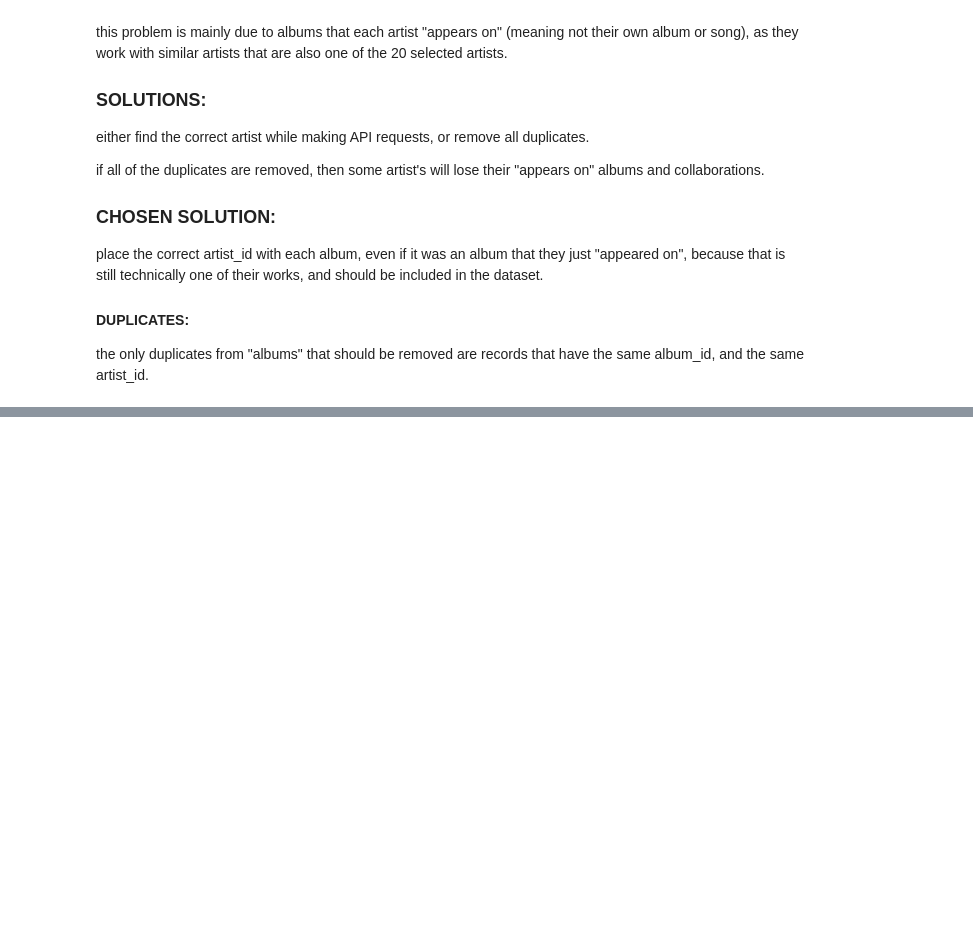
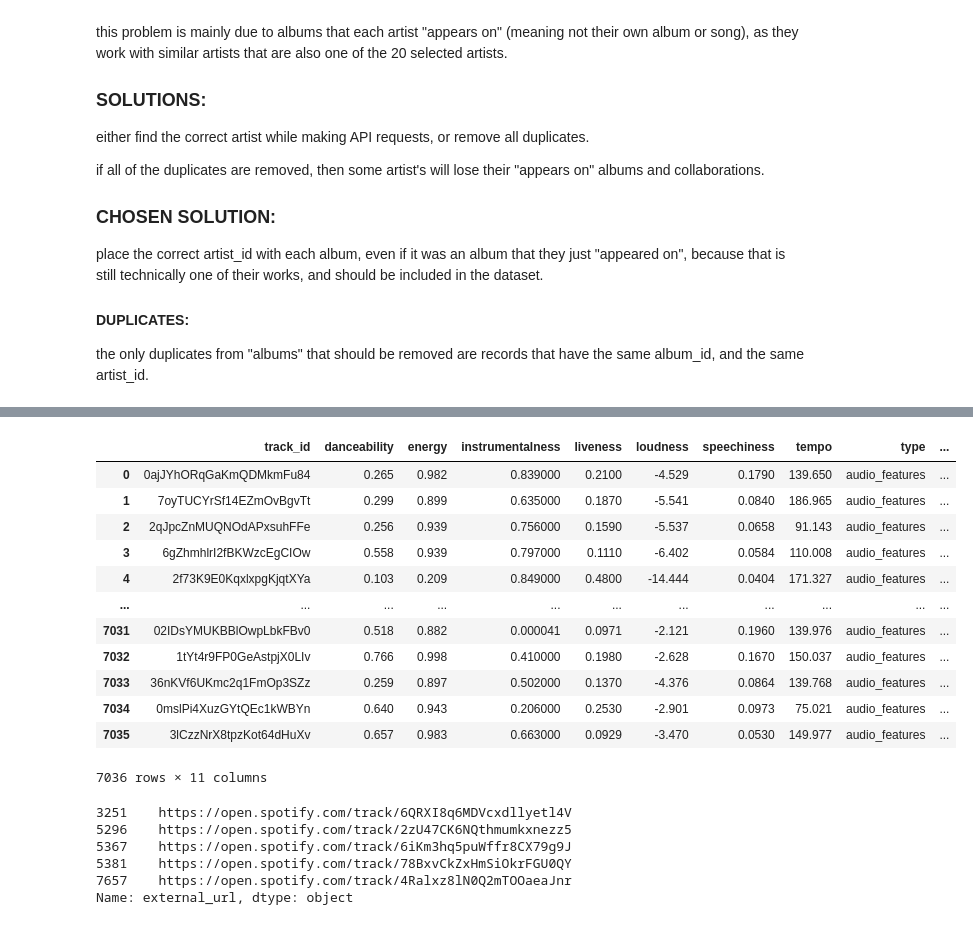
Before and after one commit to nick-esqueda/vanguard_de_project, a Jupyter notebook: transformations.ipynb, the cells around one changed output, grey strips where cells are left out. Cells and saved outputs as stored; diff of their text form; code cells hidden in the pictures; blank space fills up the shorter version.

Commit message:
noticed tracks issue: tracks that are not one of the 20 artist's songs are being included. checking out to ingestion branch to fix

```diff
--- a/transformations.ipynb
+++ b/transformations.ipynb
@@ -337,0 +364,28 @@ tracks
+# %%
+track_features.drop_duplicates(ignore_index=True, inplace=False)
+# %% [output]
+|  | track_id | danceability | energy | instrumentalness | liveness | loudness | speechiness | tempo | type | ... |
+| 0 | 0ajJYhORqGaKmQDMkmFu84 | 0.265 | 0.982 | 0.839000 | 0.2100 | -4.529 | 0.1790 | 139.650 | audio_features | ... |
+| 1 | 7oyTUCYrSf14EZmOvBgvTt | 0.299 | 0.899 | 0.635000 | 0.1870 | -5.541 | 0.0840 | 186.965 | audio_features | ... |
+| 2 | 2qJpcZnMUQNOdAPxsuhFFe | 0.256 | 0.939 | 0.756000 | 0.1590 | -5.537 | 0.0658 | 91.143 | audio_features | ... |
+| 3 | 6gZhmhlrI2fBKWzcEgCIOw | 0.558 | 0.939 | 0.797000 | 0.1110 | -6.402 | 0.0584 | 110.008 | audio_features | ... |
+| 4 | 2f73K9E0KqxlxpgKjqtXYa | 0.103 | 0.209 | 0.849000 | 0.4800 | -14.444 | 0.0404 | 171.327 | audio_features | ... |
+| ... | ... | ... | ... | ... | ... | ... | ... | ... | ... | ... |
+| 7031 | 02IDsYMUKBBlOwpLbkFBv0 | 0.518 | 0.882 | 0.000041 | 0.0971 | -2.121 | 0.1960 | 139.976 | audio_features | ... |
+| 7032 | 1tYt4r9FP0GeAstpjX0LIv | 0.766 | 0.998 | 0.410000 | 0.1980 | -2.628 | 0.1670 | 150.037 | audio_features | ... |
+| 7033 | 36nKVf6UKmc2q1FmOp3SZz | 0.259 | 0.897 | 0.502000 | 0.1370 | -4.376 | 0.0864 | 139.768 | audio_features | ... |
+| 7034 | 0mslPi4XuzGYtQEc1kWBYn | 0.640 | 0.943 | 0.206000 | 0.2530 | -2.901 | 0.0973 | 75.021 | audio_features | ... |
+| 7035 | 3lCzzNrX8tpzKot64dHuXv | 0.657 | 0.983 | 0.663000 | 0.0929 | -3.470 | 0.0530 | 149.977 | audio_features | ... |
+7036 rows × 11 columns
+# %%
+pd.set_option('display.max_colwidth', None)
+merged = tracks.merge(track_features, on="track_id", how="left")
+# merged.loc[]
+merged.loc[merged["energy"].isna()]["external_url"]
+# %% [output]
+3251    https://open.spotify.com/track/6QRXI8q6MDVcxdllyetl4V
+5296    https://open.spotify.com/track/2zU47CK6NQthmumkxnezz5
+5367    https://open.spotify.com/track/6iKm3hq5puWffr8CX79g9J
+5381    https://open.spotify.com/track/78BxvCkZxHmSiOkrFGU0QY
+7657    https://open.spotify.com/track/4Ralxz8lN0Q2mTOOaeaJnr
+Name: external_url, dtype: object
```
Also changed, not shown: parts of 14 cells of this notebook.
